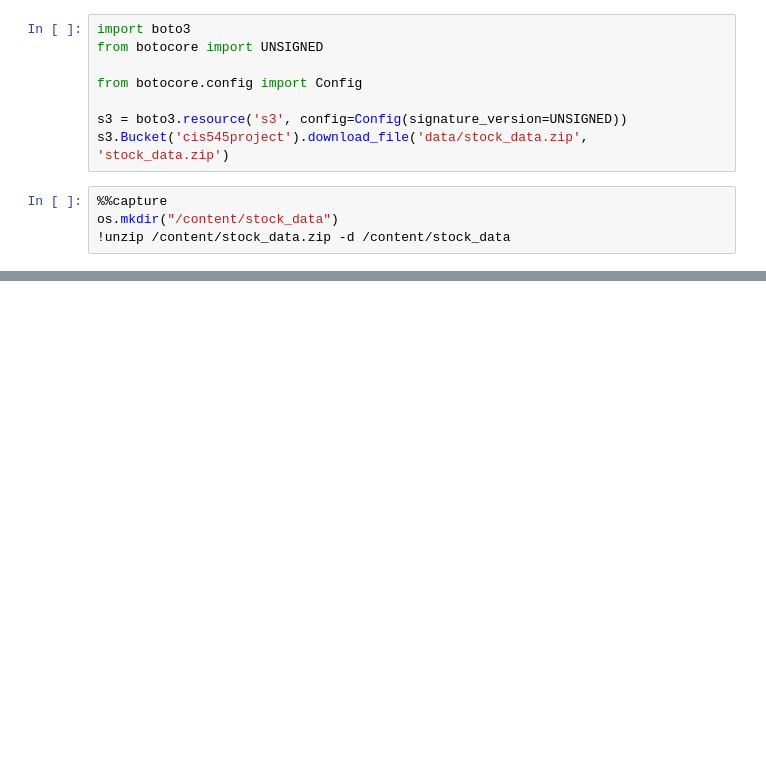
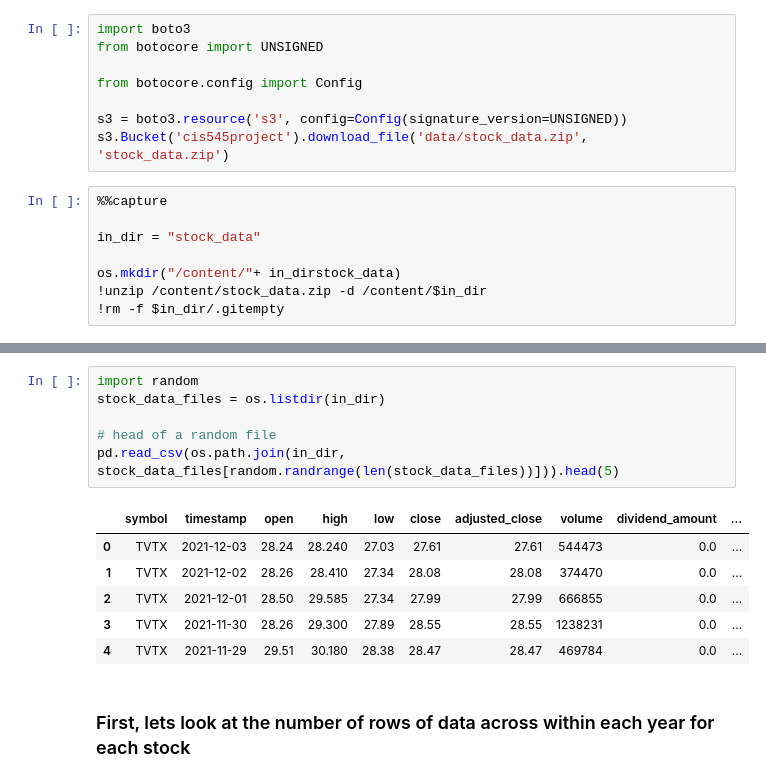
Before and after one commit to stevegbrooks/big-portfolio-learner, a Jupyter notebook: big_portfolio_learner.ipynb, the cells around one changed output, grey strips where cells are left out. Cells and saved outputs as stored; diff of their text form; blank space fills up the shorter version.

```diff
--- a/big_portfolio_learner.ipynb
+++ b/big_portfolio_learner.ipynb
@@ -25,5 +25,9 @@ s3 = boto3.resource('s3', config=Config(signature_version=UNSIGNED))
 s3.Bucket('cis545project').download_file('data/stock_data.zip', 'stock_data.zip')
 # %%
 %%capture
-os.mkdir("/content/stock_data")
-!unzip /content/stock_data.zip -d /content/stock_data
+
+in_dir = "stock_data"
+
+os.mkdir("/content/"+ in_dirstock_data)
+!unzip /content/stock_data.zip -d /content/$in_dir
+!rm -f $in_dir/.gitempty
@@ -29,0 +38,15 @@ os.mkdir("/content/stock_data")
+# %%
+import random
+stock_data_files = os.listdir(in_dir)
+
+# head of a random file
+pd.read_csv(os.path.join(in_dir, stock_data_files[random.randrange(len(stock_data_files))])).head(5)
+# %% [output]
+|  | symbol | timestamp | open | high | low | close | adjusted_close | volume | dividend_amount | ... |
+| 0 | TVTX | 2021-12-03 | 28.24 | 28.240 | 27.03 | 27.61 | 27.61 | 544473 | 0.0 | ... |
+| 1 | TVTX | 2021-12-02 | 28.26 | 28.410 | 27.34 | 28.08 | 28.08 | 374470 | 0.0 | ... |
+| 2 | TVTX | 2021-12-01 | 28.50 | 29.585 | 27.34 | 27.99 | 27.99 | 666855 | 0.0 | ... |
+| 3 | TVTX | 2021-11-30 | 28.26 | 29.300 | 27.89 | 28.55 | 28.55 | 1238231 | 0.0 | ... |
+| 4 | TVTX | 2021-11-29 | 29.51 | 30.180 | 28.38 | 28.47 | 28.47 | 469784 | 0.0 | ... |
+# %% [markdown]
+### First, lets look at the number of rows of data across within each year for each stock
```
Also changed, not shown: parts of 9 cells of this notebook.
